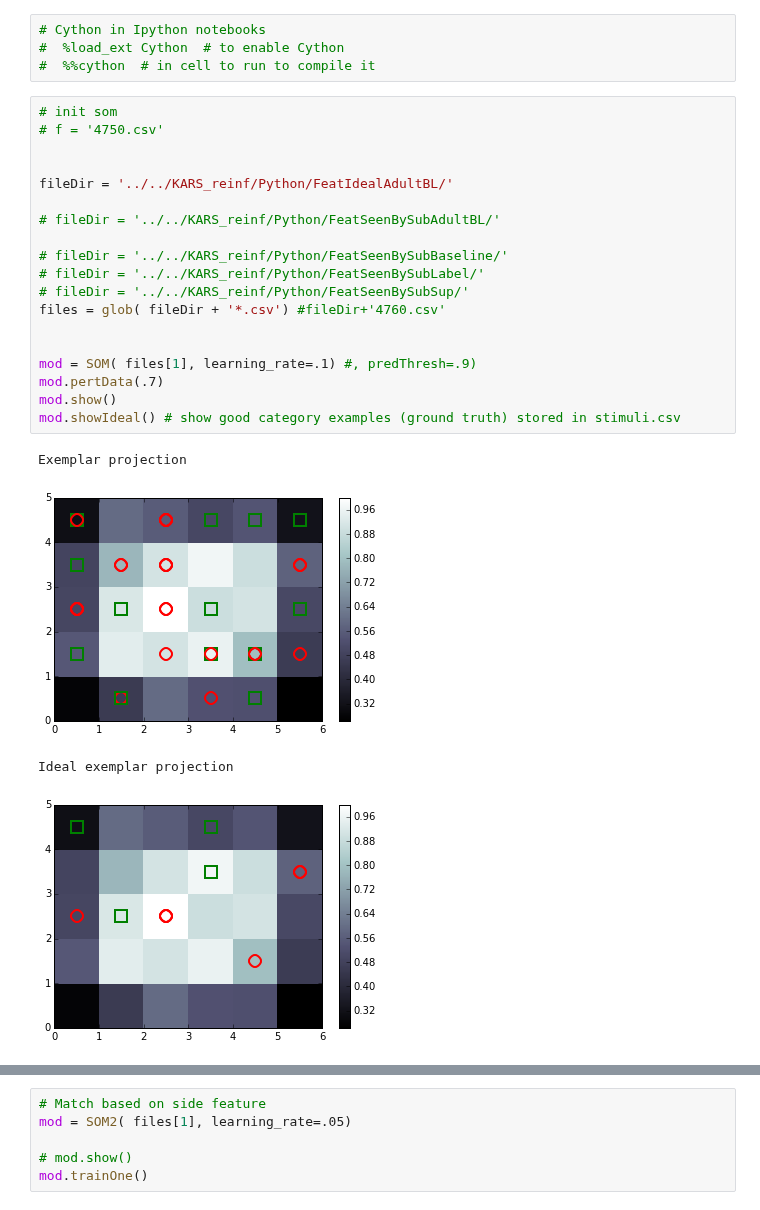
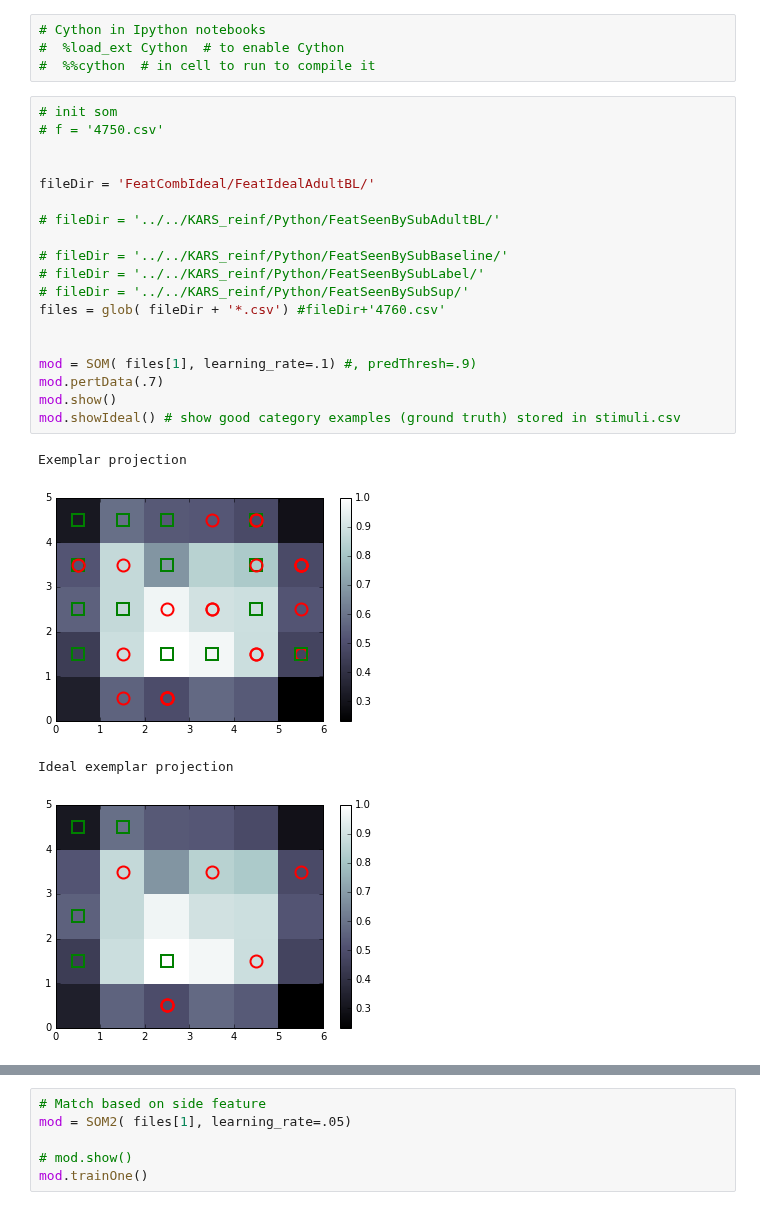
Before and after one commit to sriveravi/som, a Jupyter notebook: runSOM4.ipynb, the cells around one changed output, grey strips where cells are left out. Saved outputs shown, nothing was run; the diff lists cells and outputs as text.

```diff
--- a/runSOM4.ipynb
+++ b/runSOM4.ipynb
@@ -20,27 +22,27 @@ Populating the interactive namespace from numpy and matplotlib
 # %%
 # init som
 # f = '4750.csv'
 
 
-fileDir = '../../KARS_reinf/Python/FeatIdealAdultBL/'
+fileDir = 'FeatCombIdeal/FeatIdealAdultBL/'
 
 # fileDir = '../../KARS_reinf/Python/FeatSeenBySubAdultBL/'
 
 # fileDir = '../../KARS_reinf/Python/FeatSeenBySubBaseline/'
 # fileDir = '../../KARS_reinf/Python/FeatSeenBySubLabel/'
 # fileDir = '../../KARS_reinf/Python/FeatSeenBySubSup/'
 files = glob( fileDir + '*.csv') #fileDir+'4760.csv'
 
 
 mod = SOM( files[1], learning_rate=.1) #, predThresh=.9)
 mod.pertData(.7)
 mod.show()
 mod.showIdeal() # show good category examples (ground truth) stored in stimuli.csv
 # %% [output]
 Exemplar projection
-[figure, old version]
+[figure, new version]
 Ideal exemplar projection
-[figure, old version]
+[figure, new version]
 # %%
 # train incrementally example
 
```
Also changed, not shown: parts of 9 cells of this notebook.
